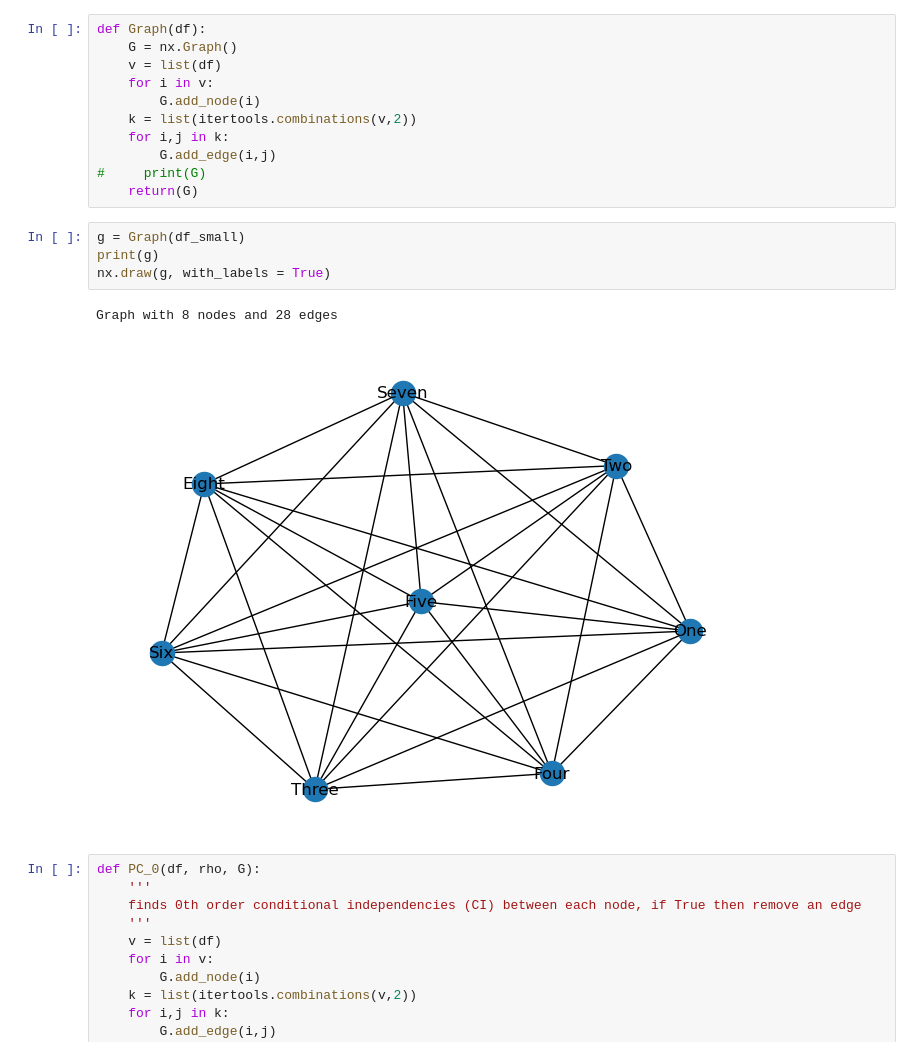
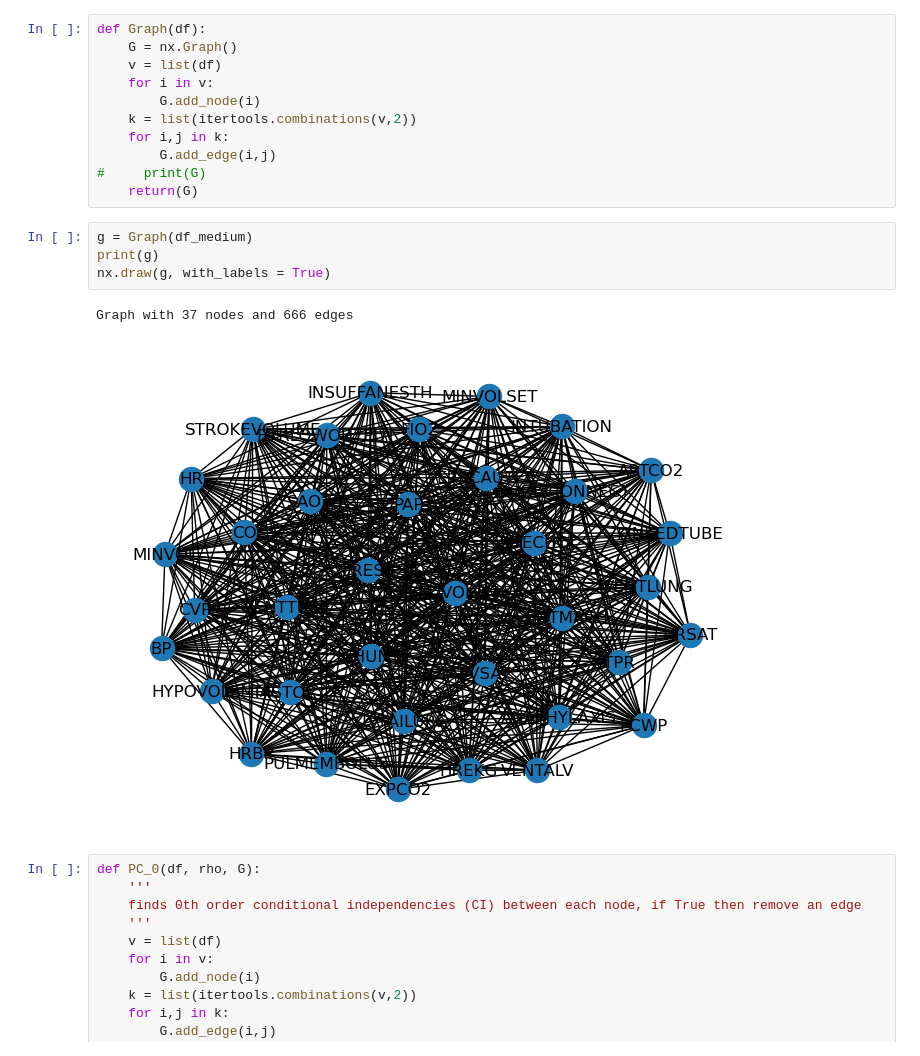
Before and after one commit to Elicit3495/ML_FYP, a Jupyter notebook: conditional.ipynb, the cells around one changed output. Cells and saved outputs as stored; diff of their text form.

```diff
--- a/conditional.ipynb
+++ b/conditional.ipynb
@@ -170,12 +170,12 @@ def Graph(df):
 #     print(G)
     return(G)
 # %%
-g = Graph(df_small)
+g = Graph(df_medium)
 print(g)
 nx.draw(g, with_labels = True)
 # %% [output]
-Graph with 8 nodes and 28 edges
+Graph with 37 nodes and 666 edges
-[figure, old version]
+[figure, new version]
 # %%
 def PC_0(df, rho, G):
     '''
```
Also changed, not shown: parts of 11 cells of this notebook.
